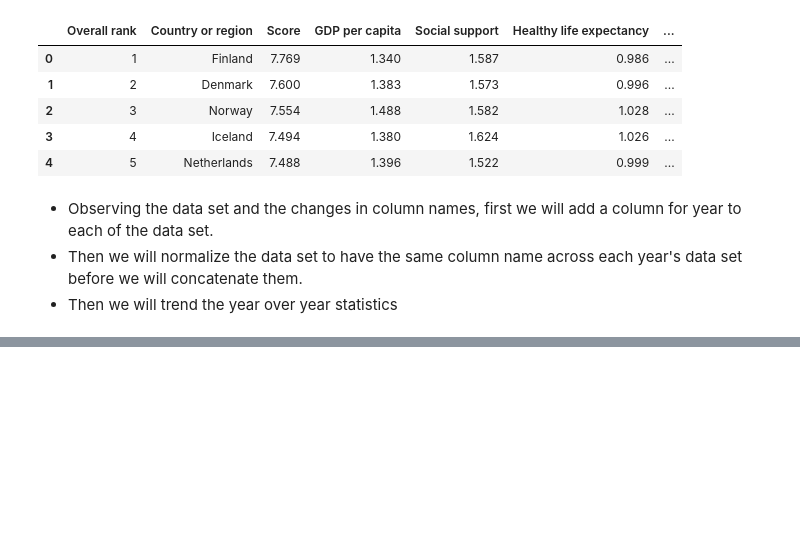
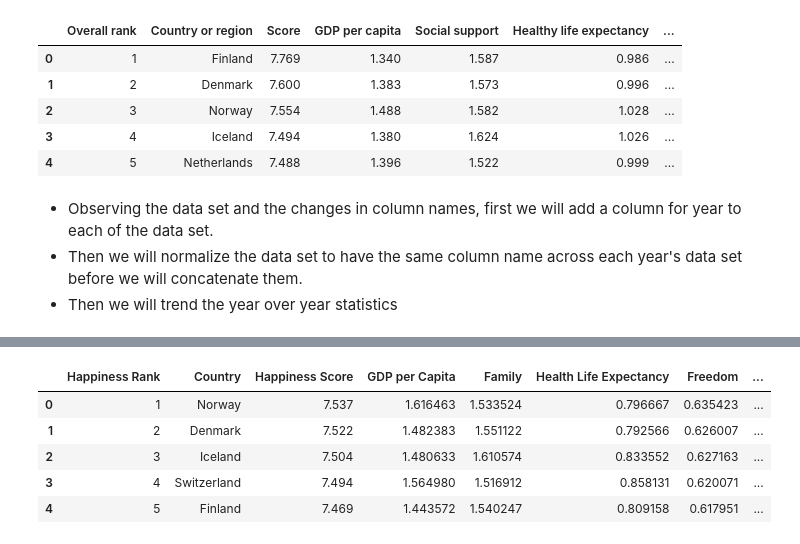
Before and after one commit to codekunoichi/learning-datascience, a Jupyter notebook: pandas/portfolio-projects/prob_6_happiness_data.ipynb, the cells around one changed output, grey strips where cells are left out. Cells and saved outputs as stored; diff of their text form; code cells hidden in the pictures; blank space fills up the shorter version.

```diff
--- a/pandas/portfolio-projects/prob_6_happiness_data.ipynb
+++ b/pandas/portfolio-projects/prob_6_happiness_data.ipynb
@@ -72,0 +144,12 @@ data_2019.head()
+# %%
+data_2017 = data_2017.rename(columns={'Happiness.Rank': 'Happiness Rank', 'Happiness.Score' : 'Happiness Score', 'Economy..GDP.per.Capita.': 'GDP per Capita', 'Health..Life.Expectancy.': 'Health Life Expectancy', 'Trust..Government.Corruption.': 'Trust Govt Corruption', 'Dystopia.Residual' : 'Dystopia Residual'})
+data_2017 = data_2017.drop(['Whisker.high', 'Whisker.low', 'Dystopia Residual'], axis=1)
+data_2017 = data_2017[desired_order]
+data_2017.head()
+# %% [output]
+|  | Happiness Rank | Country | Happiness Score | GDP per Capita | Family | Health Life Expectancy | Freedom | ... |
+| 0 | 1 | Norway | 7.537 | 1.616463 | 1.533524 | 0.796667 | 0.635423 | ... |
+| 1 | 2 | Denmark | 7.522 | 1.482383 | 1.551122 | 0.792566 | 0.626007 | ... |
+| 2 | 3 | Iceland | 7.504 | 1.480633 | 1.610574 | 0.833552 | 0.627163 | ... |
+| 3 | 4 | Switzerland | 7.494 | 1.564980 | 1.516912 | 0.858131 | 0.620071 | ... |
+| 4 | 5 | Finland | 7.469 | 1.443572 | 1.540247 | 0.809158 | 0.617951 | ... |
```
Also changed, not shown: parts of 7 cells of this notebook.
